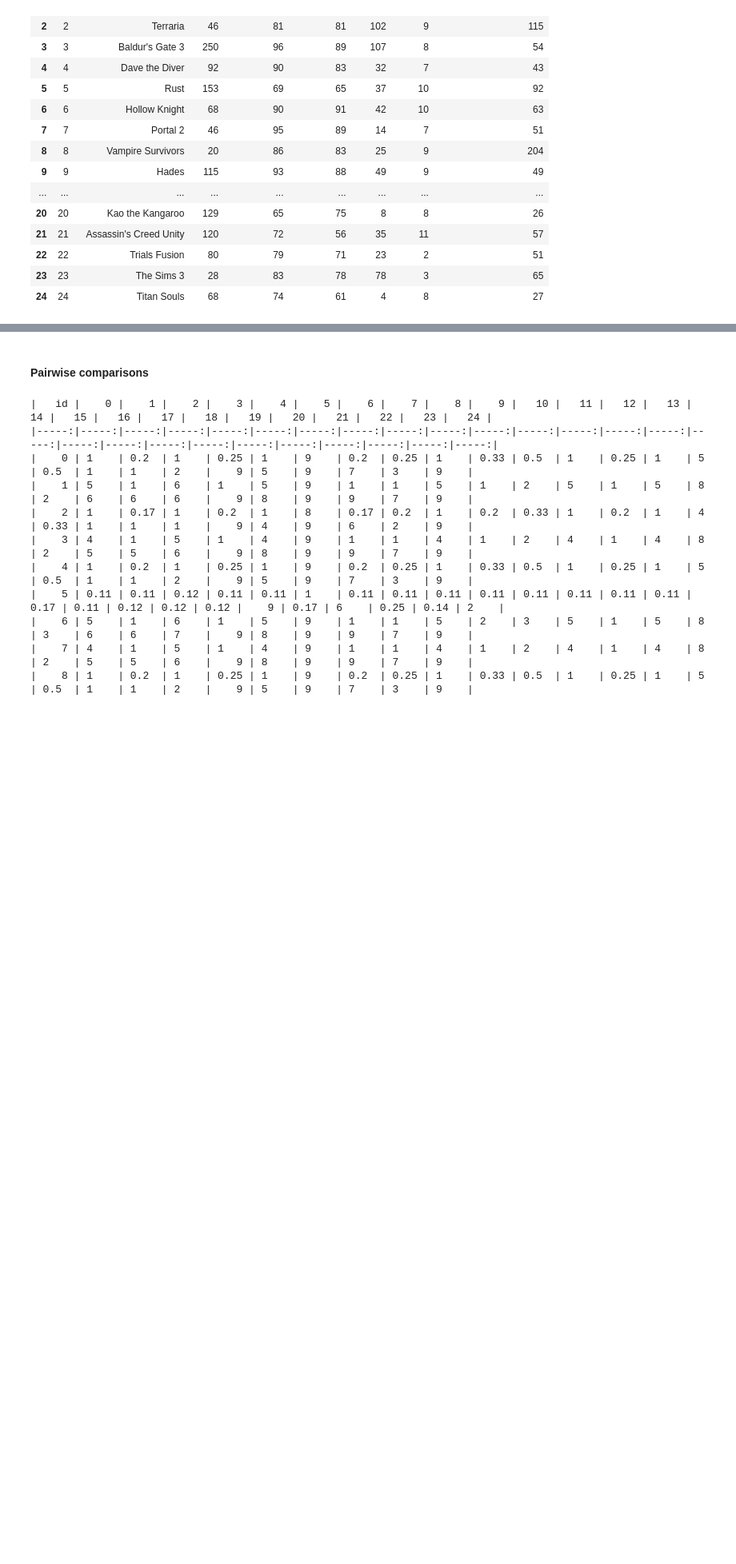
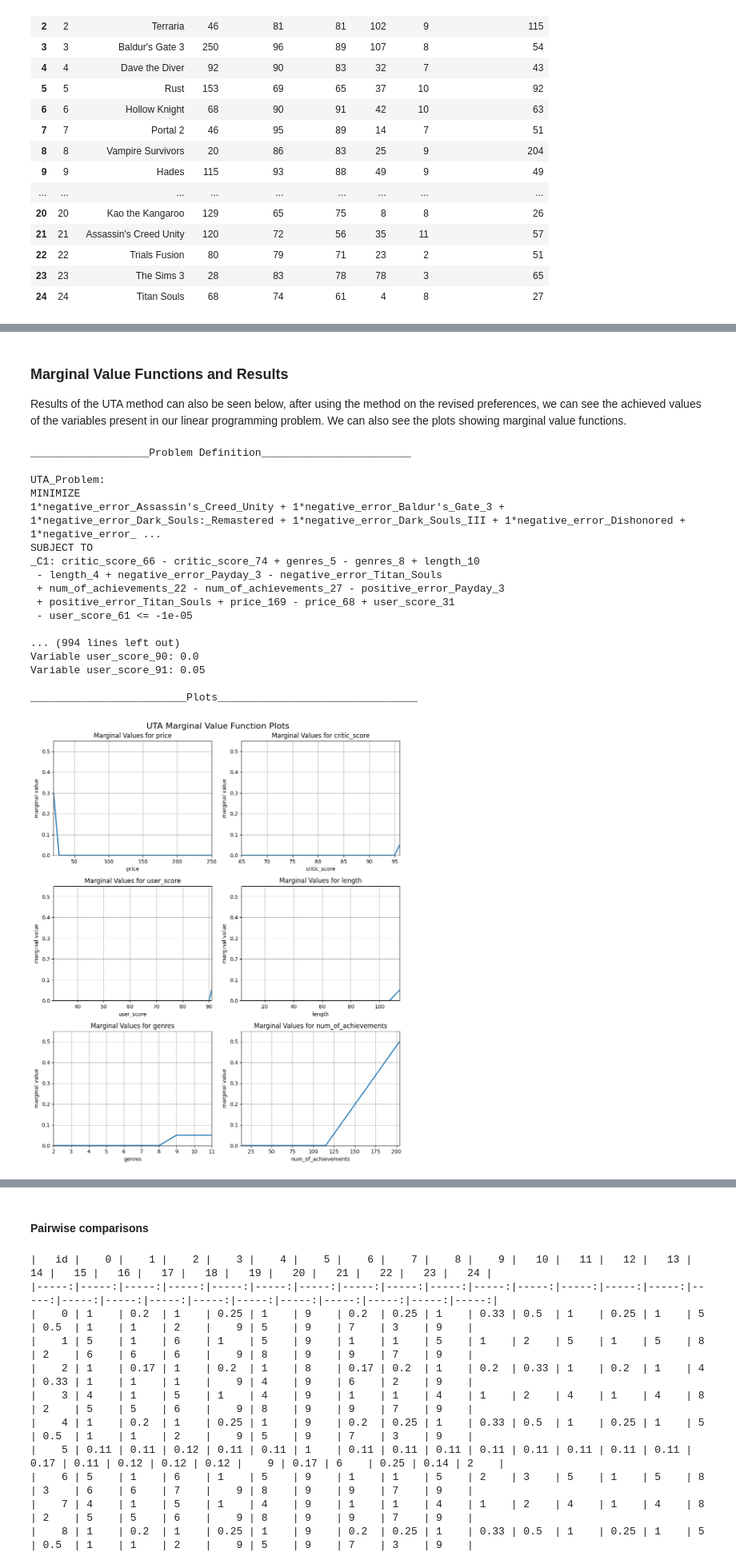
Before and after one commit to MatTheTab/Decision_Analysis, a Jupyter notebook: Project_2/Decision_Analysis_Project_2.ipynb, the cells around one changed output, grey strips where cells are left out. Shown at 80% size. Saved outputs shown, nothing was run; the diff lists cells and outputs as text; code cells hidden in the pictures; blank space fills up the shorter version.

```diff
--- a/Project_2/Decision_Analysis_Project_2.ipynb
+++ b/Project_2/Decision_Analysis_Project_2.ipynb
@@ -203,0 +213,4 @@ data
+# %%
+data_uta = pd.read_csv("data.csv").drop("id", axis=1)
+data_uta["name"] = data_uta["name"].str.replace(" ", "_")
+data_uta
@@ -203,0 +249,19 @@ data
+# %%
+preferences = ["Payday_3 < Titan_Souls",
+               "Kao_the_Kangaroo < Hades",
+               "Subnautica < Terraria",
+               "Assassin's_Creed_Unity < Dark_Souls:_Remastered",
+               "Dark_Souls:_Remastered < Terraria",
+               "Terraria < Assassin's_Creed_Unity",
+               "Dark_Souls_III < Skyrim",
+               "The_Sims_3 < Dark_Souls_III",
+               "The_Sims_3 < Baldur's_Gate_3",
+               "Subnautica < Baldur's_Gate_3",
+               "Kao_the_Kangaroo < Dishonored",
+               "Teardown < Dying_Light",
+               "Trials_Fusion < Skyrim",
+               "Hollow_Knight > Rust",
+               "Baldur's_Gate_3 > Rust",
+               "Hades > Assassin's_Creed_Unity"]
+
+criteria_types = {"price": "cost", "critic_score" : "gain", "user_score" : "gain", "length" : "gain", "genres" : "gain", "num_of_achievements" : "gain"}
@@ -203,0 +770,2 @@ data
+# %%
+revised_preferences = find_all_consistent_subsets(preferences)
@@ -203,0 +784,25 @@ data
+# %% [markdown]
+### Marginal Value Functions and Results
+
+Results of the UTA method can also be seen below, after using the method on the revised preferences, we can see the achieved values of the variables present in our linear programming problem. We can also see the plots showing marginal value functions.
+# %%
+results_uta = solve_UTA(data_uta, criteria_types, revised_preferences)
+# %% [output]
+___________________Problem Definition________________________
+
+UTA_Problem:
+MINIMIZE
+1*negative_error_Assassin's_Creed_Unity + 1*negative_error_Baldur's_Gate_3 + 1*negative_error_Dark_Souls:_Remastered + 1*negative_error_Dark_Souls_III + 1*negative_error_Dishonored + 1*negative_error_ ...
+SUBJECT TO
+_C1: critic_score_66 - critic_score_74 + genres_5 - genres_8 + length_10
+ - length_4 + negative_error_Payday_3 - negative_error_Titan_Souls
+ + num_of_achievements_22 - num_of_achievements_27 - positive_error_Payday_3
+ + positive_error_Titan_Souls + price_169 - price_68 + user_score_31
+ - user_score_61 <= -1e-05
+
+... (994 lines left out)
+Variable user_score_90: 0.0
+Variable user_score_91: 0.05
+
+_________________________Plots________________________________
+[figure, added]
```
Also changed, not shown: parts of 47 cells of this notebook.
